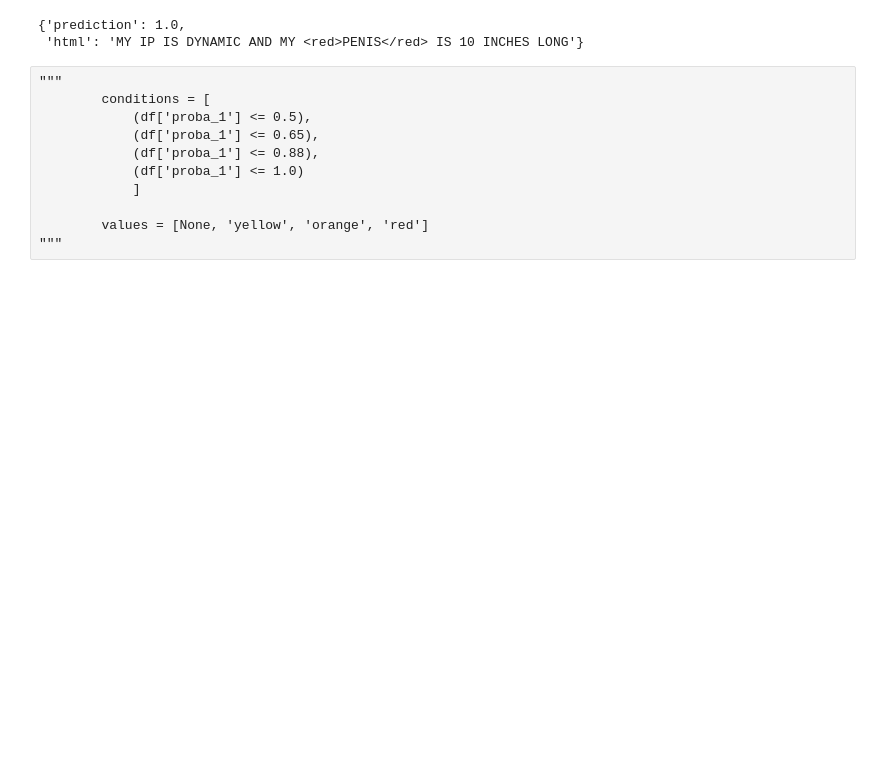
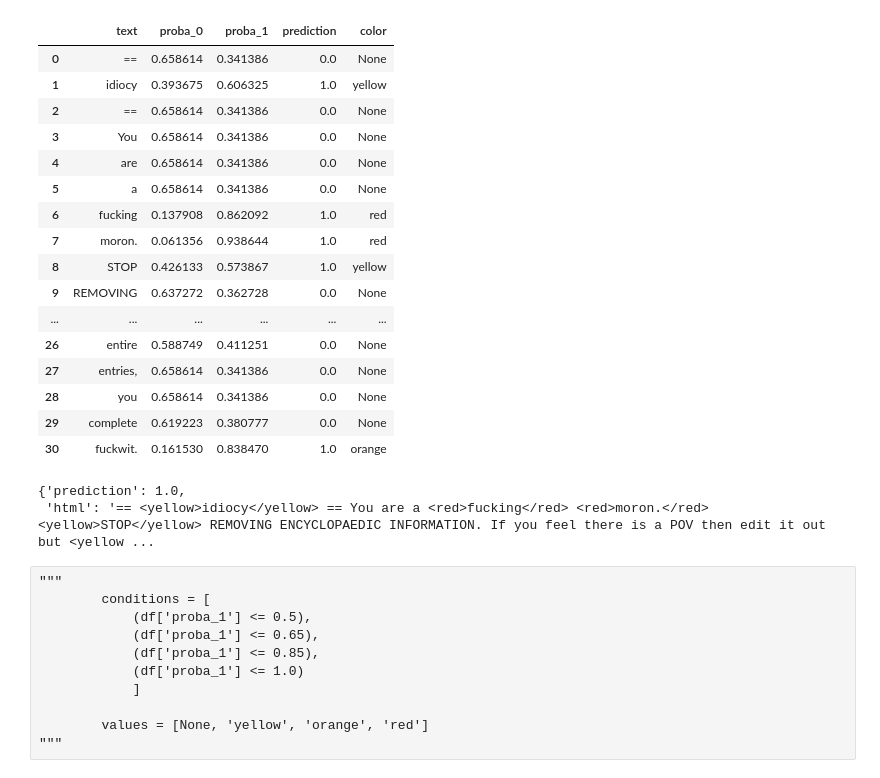
Before and after one commit to juanpedrobesenyi/cyberbullying, a Jupyter notebook: notebooks/pjcopado/package_testing_final.ipynb, the cells around one changed output. Drawn from its saved outputs; the diff is of its cells as text; code cells hidden in the pictures; blank space fills up the shorter version.

```diff
--- a/notebooks/pjcopado/package_testing_final.ipynb
+++ b/notebooks/pjcopado/package_testing_final.ipynb
@@ -7,18 +7,41 @@ from cyberbullying.utils import get_trained_model
 trained_model = get_trained_model()
 # %%
 texto = 'MY IP IS DYNAMIC AND MY PENIS IS 10 INCHES LONG'
+# %%
+texto = '  == idiocy ==  You are a fucking moron. STOP REMOVING ENCYCLOPAEDIC INFORMATION. If you feel there is a POV then edit it out but stop removing entire entries, you complete fuckwit.'
+# %%
+df = trained_model.predict_simple_text(texto)
+df
+# %% [output]
+|  | text | proba_0 | proba_1 | prediction | color |
+| 0 | == | 0.658614 | 0.341386 | 0.0 | None |
+| 1 | idiocy | 0.393675 | 0.606325 | 1.0 | yellow |
+| 2 | == | 0.658614 | 0.341386 | 0.0 | None |
+| 3 | You | 0.658614 | 0.341386 | 0.0 | None |
+| 4 | are | 0.658614 | 0.341386 | 0.0 | None |
+| 5 | a | 0.658614 | 0.341386 | 0.0 | None |
+| 6 | fucking | 0.137908 | 0.862092 | 1.0 | red |
+| 7 | moron. | 0.061356 | 0.938644 | 1.0 | red |
+| 8 | STOP | 0.426133 | 0.573867 | 1.0 | yellow |
+| 9 | REMOVING | 0.637272 | 0.362728 | 0.0 | None |
+| ... | ... | ... | ... | ... | ... |
+| 26 | entire | 0.588749 | 0.411251 | 0.0 | None |
+| 27 | entries, | 0.658614 | 0.341386 | 0.0 | None |
+| 28 | you | 0.658614 | 0.341386 | 0.0 | None |
+| 29 | complete | 0.619223 | 0.380777 | 0.0 | None |
+| 30 | fuckwit. | 0.161530 | 0.838470 | 1.0 | orange |
 # %%
 response = trained_model.predict_phrase(texto)
 response
 # %% [output]
 {'prediction': 1.0,
- 'html': 'MY IP IS DYNAMIC AND MY <red>PENIS</red> IS 10 INCHES LONG'}
+ 'html': '== <yellow>idiocy</yellow> == You are a <red>fucking</red> <red>moron.</red> <yellow>STOP</yellow> REMOVING ENCYCLOPAEDIC INFORMATION. If you feel there is a POV then edit it out but <yellow ...
 # %% [raw]
 """
         conditions = [
             (df['proba_1'] <= 0.5),
             (df['proba_1'] <= 0.65),
-            (df['proba_1'] <= 0.88),
+            (df['proba_1'] <= 0.85),
             (df['proba_1'] <= 1.0)
             ]
 
```
Also changed, not shown: 14 other files.
